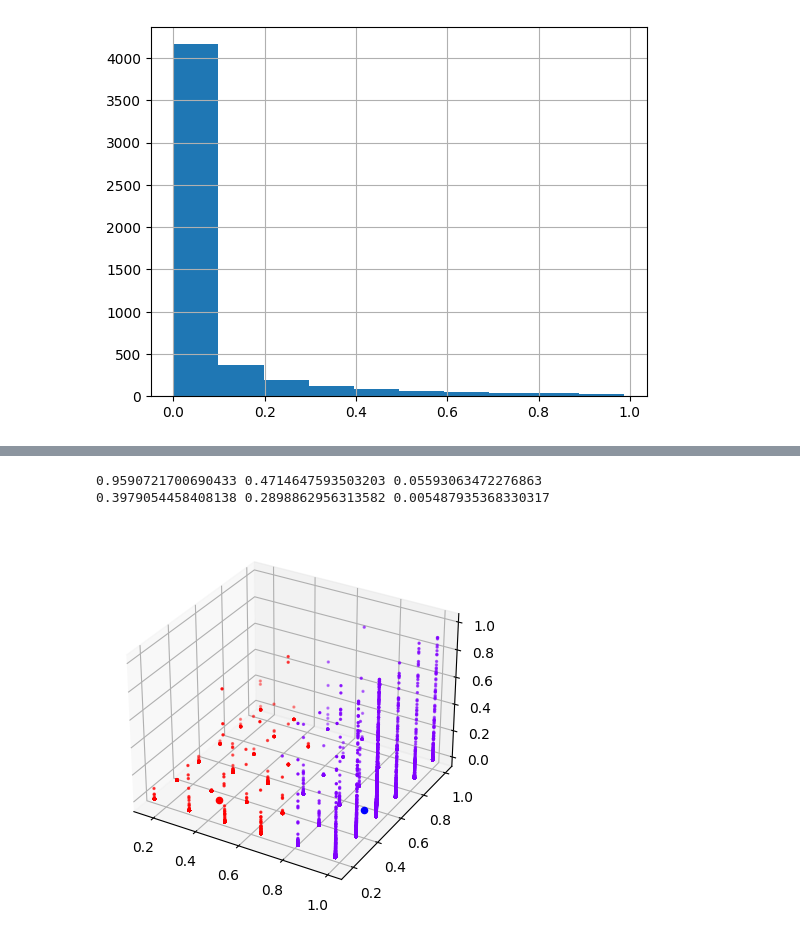
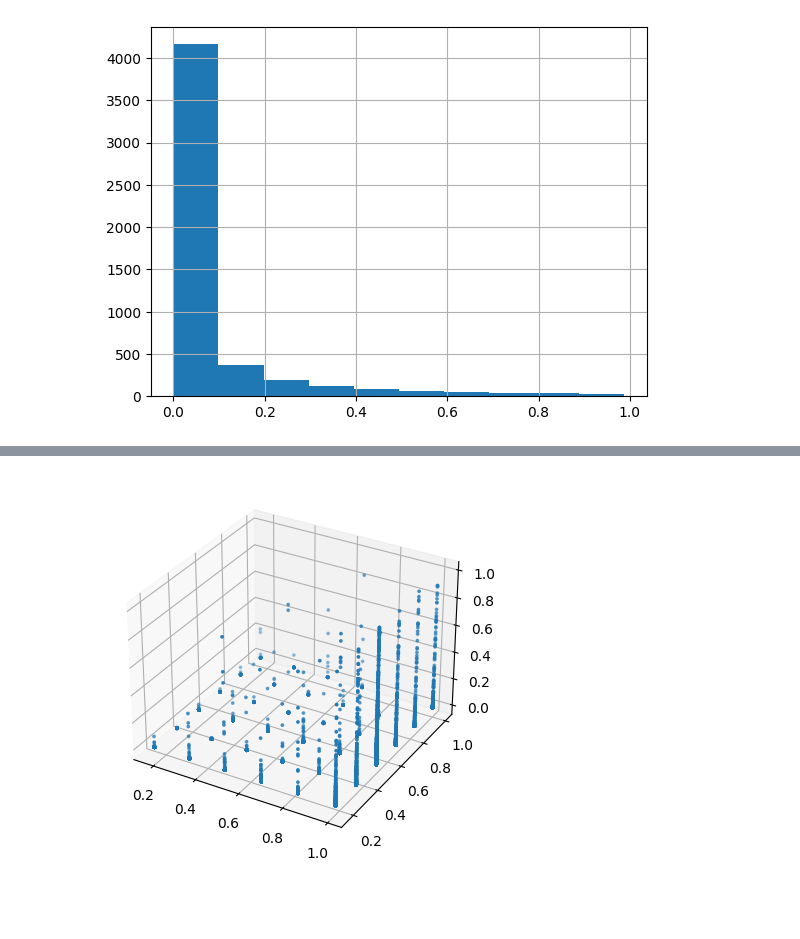
Before and after one commit to Dirtfy/NH_Project, a Jupyter notebook: test.ipynb, the cells around one changed output, grey strips where cells are left out. Saved outputs shown, nothing was run; the diff lists cells and outputs as text; code cells hidden in the pictures; blank space fills up the shorter version.

```diff
--- a/test.ipynb
+++ b/test.ipynb
@@ -213,18 +164,20 @@ plt.show()
-# %%
-fig = plt.figure()
-ax = fig.add_subplot(111, projection='3d')
-ax.scatter(d1, d2, d3, c=kmeans.labels_, cmap="rainbow", s=2)
-
-print(kmeans.cluster_centers_[0][0], kmeans.cluster_centers_[0][1], kmeans.cluster_centers_[0][2])
-print(kmeans.cluster_centers_[1][0], kmeans.cluster_centers_[1][1], kmeans.cluster_centers_[1][2])
-
-ax.scatter(kmeans.cluster_centers_[0][0], kmeans.cluster_centers_[0][1], kmeans.cluster_centers_[0][2], c='blue', s=20)
-ax.scatter(kmeans.cluster_centers_[1][0], kmeans.cluster_centers_[1][1], kmeans.cluster_centers_[1][2], c='red', s=20)
-plt.show()
-# %% [output]
-0.9590721700690433 0.4714647593503203 0.05593063472276863
-0.3979054458408138 0.2898862956313582 0.005487935368330317
-[figure, removed]
+# %%
+d1 = []
+d2 = []
+d3 = []
+for data in data_set.values():
+    d1.append(data.mts)
+    d2.append(data.tot)
+    d3.append(data.byn_sll)
+bd = np.array([d1, d2, d3])
+bd = bd.transpose()
+
+fig = plt.figure()
+ax = fig.add_subplot(111, projection='3d')
+ax.scatter(d1, d2, d3, s=3)
+plt.show()
+# %% [output]
+[figure, added]
 # %%
 n_clusters = range(1, 10)
 kmeans = [KMeans(n_clusters=i) for i in n_clusters]
```
Also changed, not shown: parts of 37 cells of this notebook, 2 other files.
